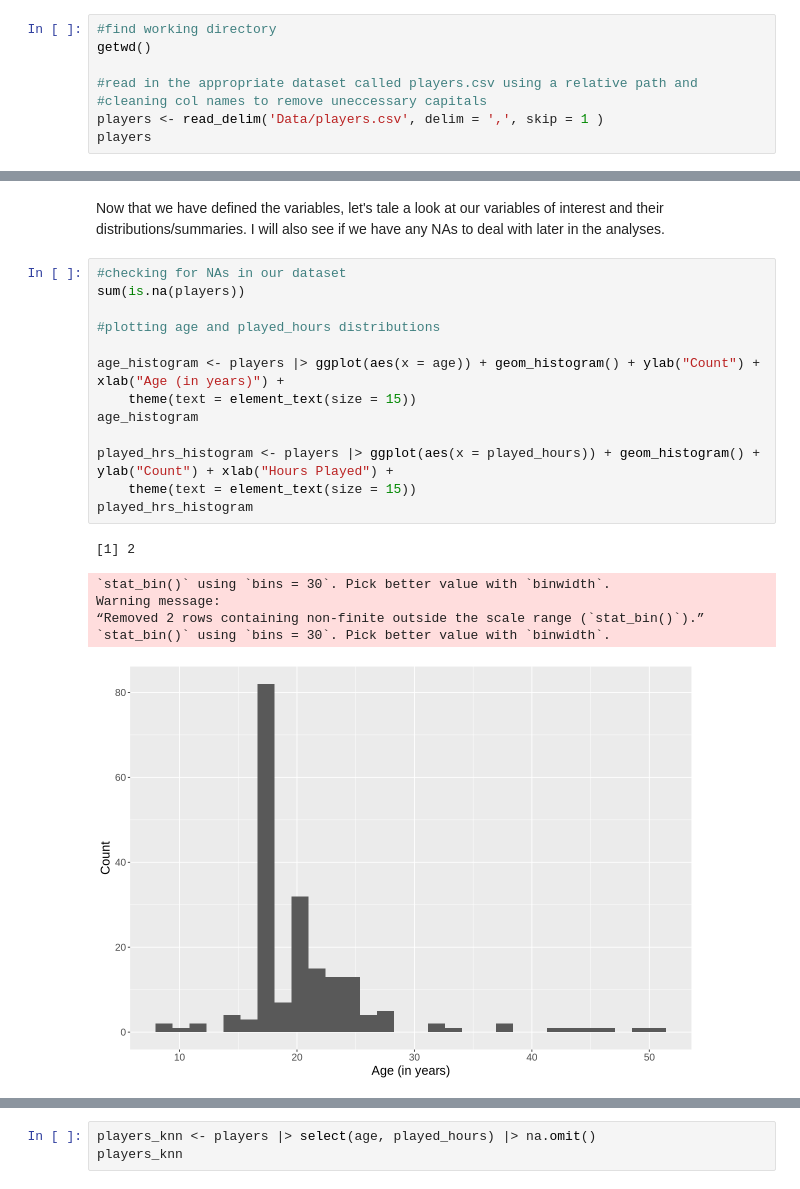
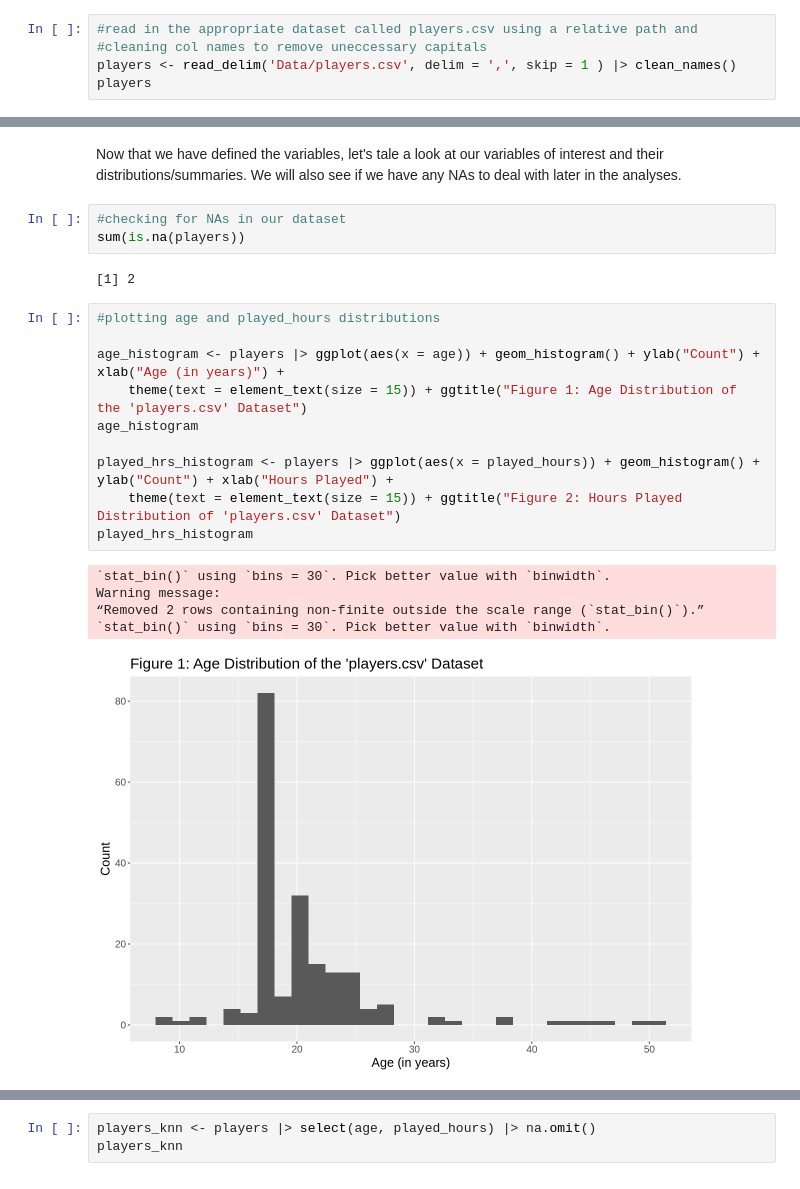
Before and after one commit to Lmcewe01/dsci-100-2025-LM-project, a Jupyter notebook: Analyses.ipynb, the cells around one changed output, grey strips where cells are left out. Saved outputs shown, nothing was run; the diff lists cells and outputs as text.

```diff
--- a/Analyses.ipynb
+++ b/Analyses.ipynb
@@ -21,9 +44,6 @@ options(repr.matrix.max.rows = 6)
 # %%
-#find working directory
-getwd()
-
 #read in the appropriate dataset called players.csv using a relative path and
 #cleaning col names to remove uneccessary capitals
-players <- read_delim('Data/players.csv', delim = ',', skip = 1 )
+players <- read_delim('Data/players.csv', delim = ',', skip = 1 ) |> clean_names()
 players
 # %% [output]
@@ -64,24 +83,25 @@ Of these variables, we have:
 
 Variables used in this analyses are displayed in **bold**.
 # %% [markdown]
-Now that we have defined the variables, let's tale a look at our variables of interest and their distributions/summaries. I will also see if we have any NAs to deal with later in the analyses.
+Now that we have defined the variables, let's tale a look at our variables of interest and their distributions/summaries. We will also see if we have any NAs to deal with later in the analyses.
+# %%
+#checking for NAs in our dataset
+sum(is.na(players))
+# %% [output]
+[1] 2
 # %%
-#checking for NAs in our dataset
-sum(is.na(players))
-
 #plotting age and played_hours distributions
 
 age_histogram <- players |> ggplot(aes(x = age)) + geom_histogram() + ylab("Count") + xlab("Age (in years)") +
-    theme(text = element_text(size = 15))
+    theme(text = element_text(size = 15)) + ggtitle("Figure 1: Age Distribution of the 'players.csv' Dataset")
 age_histogram
 
 played_hrs_histogram <- players |> ggplot(aes(x = played_hours)) + geom_histogram() + ylab("Count") + xlab("Hours Played") +
-    theme(text = element_text(size = 15))
+    theme(text = element_text(size = 15)) + ggtitle("Figure 2: Hours Played Distribution of 'players.csv' Dataset")
 played_hrs_histogram
 # %% [output]
-[1] 2
+`stat_bin()` using `bins = 30`. Pick better value with `binwidth`.
+Warning message:
+“Removed 2 rows containing non-finite outside the scale range (`stat_bin()`).”
+`stat_bin()` using `bins = 30`. Pick better value with `binwidth`.
-`stat_bin()` using `bins = 30`. Pick better value with `binwidth`.
-Warning message:
-“Removed 2 rows containing non-finite outside the scale range (`stat_bin()`).”
-`stat_bin()` using `bins = 30`. Pick better value with `binwidth`.
-[figure, old version]
+[figure, new version]
```
Also changed, not shown: parts of 22 cells of this notebook.
